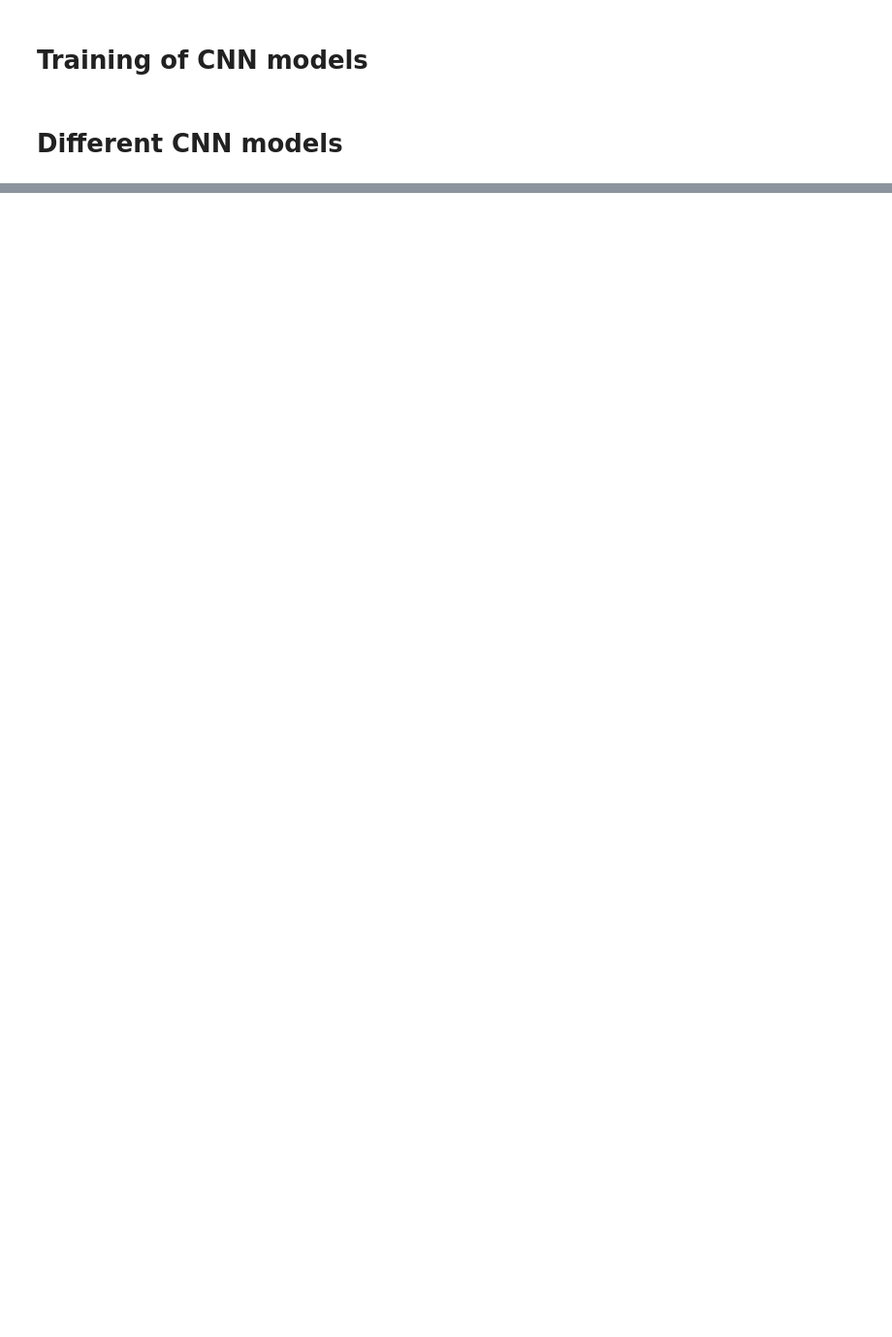
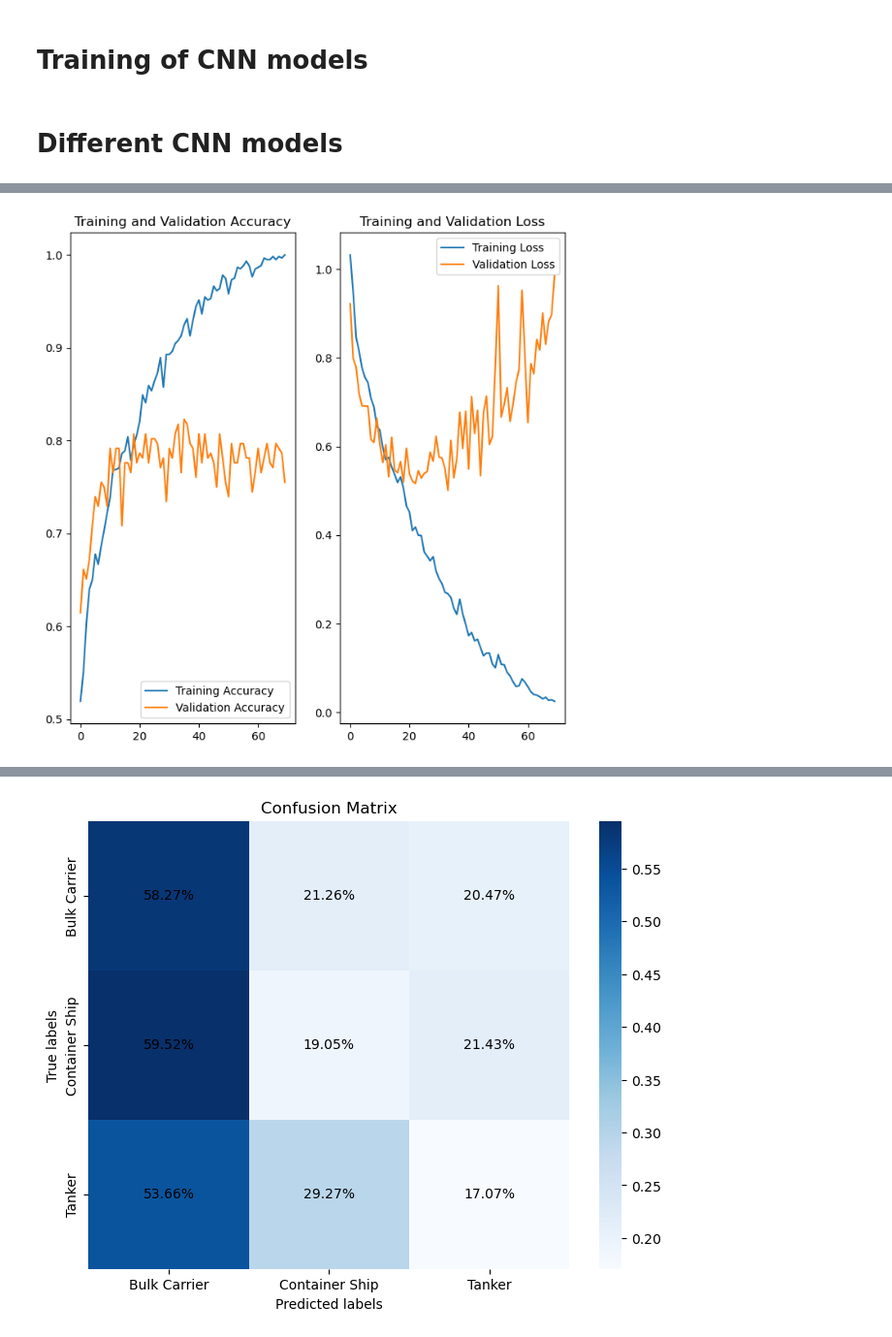
Before and after one commit to jufch/SiameseNetwork, a Jupyter notebook: CNN_training.ipynb, the cells around one changed output, grey strips where cells are left out. Shown at 97% size. Cells and saved outputs as stored; diff of their text form; code cells hidden in the pictures; blank space fills up the shorter version.

```diff
--- a/CNN_training.ipynb
+++ b/CNN_training.ipynb
@@ -23,8 +32,8 @@ num_classes = 3
 optimizer_Adam_0001 = Adam(learning_rate=0.0001)
 optimizer_Adam_001 = Adam(learning_rate=0.001)
 
-optimizer_AdamW_01 = AdamW(learning_rate=0.001, weight_decay=0.01)
-optimizer_AdamW_001 = AdamW(learning_rate=0.0001, weight_decay=0.01)
+# optimizer_AdamW_01 = AdamW(learning_rate=0.001, weight_decay=0.01)
+# optimizer_AdamW_001 = AdamW(learning_rate=0.0001, weight_decay=0.01)
 
 optimizer_RMSprop_001 = RMSprop(learning_rate=0.001)
 optimizer_RMSprop_01 = RMSprop(learning_rate=0.01)
@@ -33,8 +42,8 @@ optimizer_RMSprop_01 = RMSprop(learning_rate=0.01)
 optimizers = {
     'Adam_0001': Adam(learning_rate=0.0001),
     'Adam_001': Adam(learning_rate=0.001),
-    'AdamW_01': AdamW(learning_rate=0.001, weight_decay=0.01),
-    'AdamW_001': AdamW(learning_rate=0.0001, weight_decay=0.01),
+    # 'AdamW_01': AdamW(learning_rate=0.001, weight_decay=0.01),
+    # 'AdamW_001': AdamW(learning_rate=0.0001, weight_decay=0.01),
     'RMSprop_001': RMSprop(learning_rate=0.001),
     'RMSprop_01': RMSprop(learning_rate=0.01)
 }
@@ -49,7 +58,7 @@ batch_size_64 = 64
 batch_size_128 = 128
 
 # Define loss functions
-loss_functions = ['sparse_categorical_crossentropy', 'focal_loss']
+loss_functions = ['sparse_categorical_crossentropy']
 
 # Define batch sizes
 batch_sizes = [32, 64, 128]
@@ -91,18 +100,20 @@ model = simple_cnn(input_shape, num_classes)
 # experiment1.plot_confusion_matrix()
 # %%
 # Perform experiments
-epochs = 10
+epochs = 70
 for optimizer_name, optimizer in optimizers.items():
     for loss_function in loss_functions:
         for batch_size in batch_sizes:
             print(f"Experimenting with parameters: Optimizer={optimizer_name}, Loss={loss_function}, Batch Size={batch_size}, Epochs={epochs}")
             # Create experiment instance
             model_save_name = f"model_{optimizer_name}_{loss_function}_{batch_size}.h5"
-            experiment = ModelTrainer(model, train_path, validation_path, test_path, image_dir, seed=42)
+            # experiment = ModelTrainer(model, train_path, validation_path, test_path, image_dir, seed=42)
+            experiment = ModelTrainer(lambda: simple_cnn(input_shape, num_classes), train_path, validation_path, test_path, image_dir, seed=42)
             experiment.load_data()
             experiment.compile_model(optimizer, loss_function, ['accuracy'])
             experiment.train_model(batch_size, epochs, model_save_name)
             experiment.evaluate_model(batch_size)
             experiment.plot_training_history(epochs)
             experiment.plot_confusion_matrix()
+            experiment.reset_model(simple_cnn(input_shape, num_classes))
 # %% [output]
@@ -131,0 +146 @@ RuntimeError: Can't decrement id ref count (unable to extend file properly)
+[figure, added]
@@ -131,0 +148 @@ RuntimeError: Can't decrement id ref count (unable to extend file properly)
+[figure, added]
```
Also changed, not shown: parts of 2 cells of this notebook, 1 other file.
